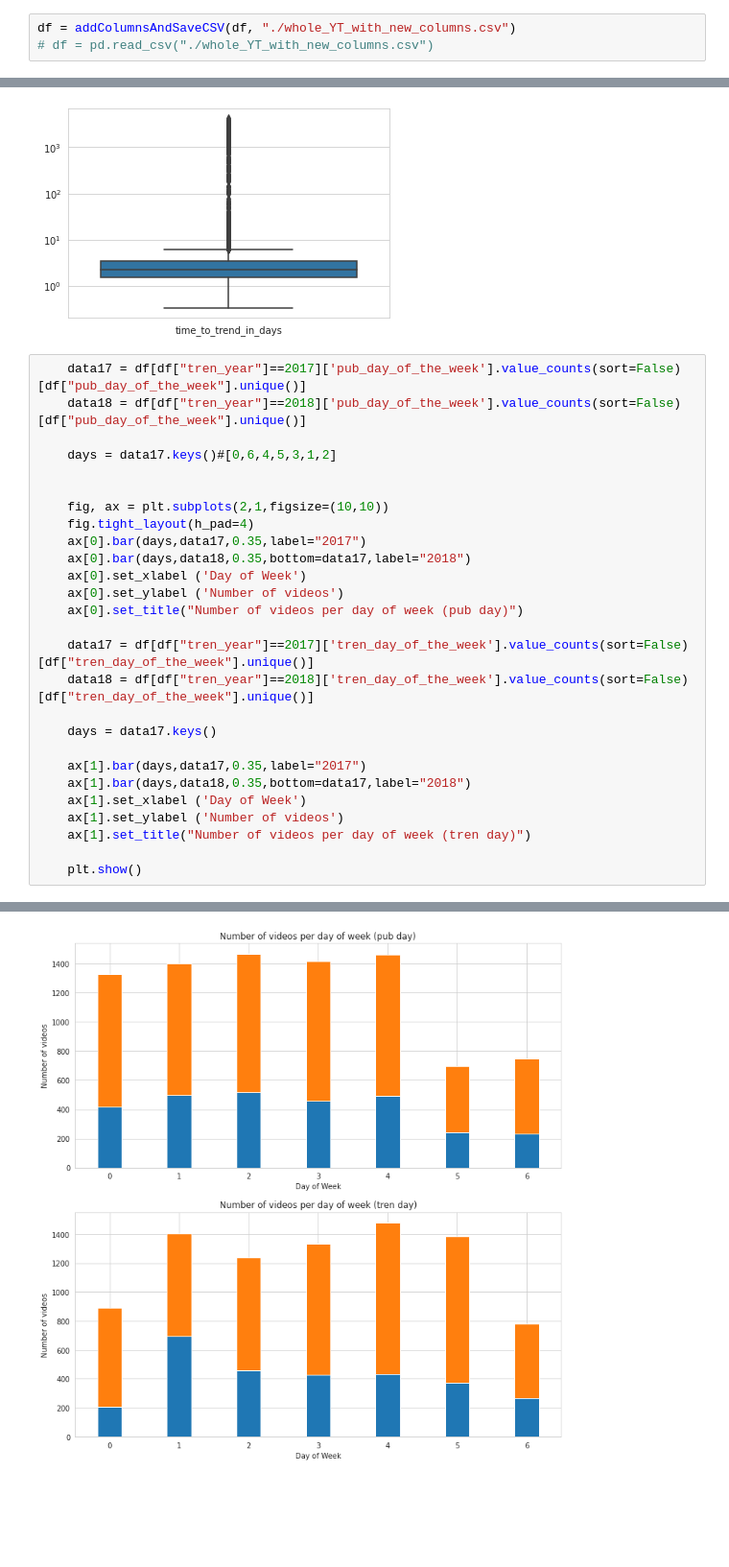
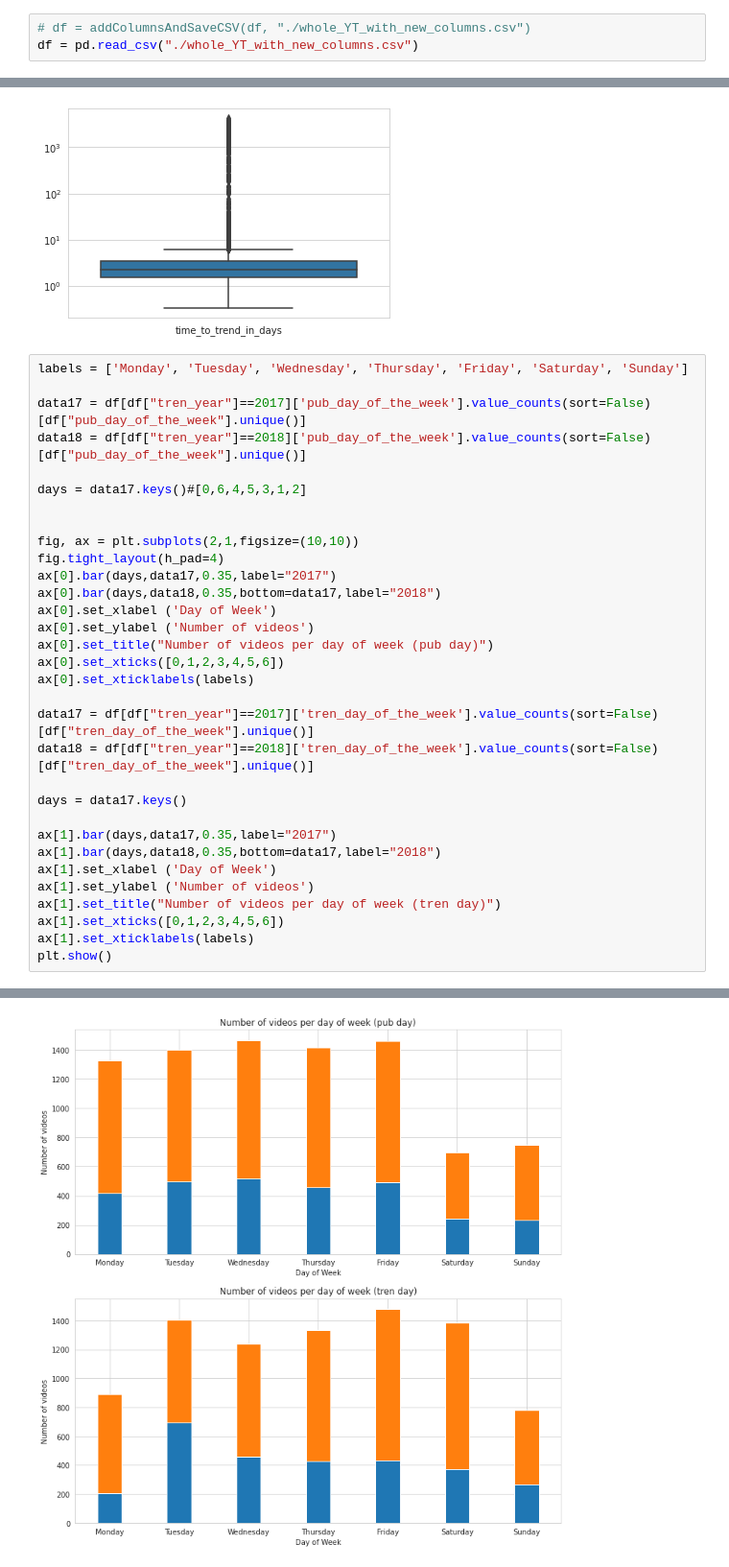
Before and after one commit to AdamKlejda/PED_YT, a Jupyter notebook: main.ipynb, the cells around one changed output, grey strips where cells are left out. Shown at 96% size. Drawn from its saved outputs; the diff is of its cells as text; blank space fills up the shorter version.

```diff
--- a/main.ipynb
+++ b/main.ipynb
@@ -211,5 +209,5 @@ def addColumnsAndSaveCSV(df, pathToSave):
     df.to_csv(pathToSave)
     return df
 # %%
-df = addColumnsAndSaveCSV(df, "./whole_YT_with_new_columns.csv")
-# df = pd.read_csv("./whole_YT_with_new_columns.csv")
+# df = addColumnsAndSaveCSV(df, "./whole_YT_with_new_columns.csv")
+df = pd.read_csv("./whole_YT_with_new_columns.csv")
@@ -464,30 +455,35 @@ plt.show()
 | max | 4215.649861 |
 [figure]
 # %%
-    data17 = df[df["tren_year"]==2017]['pub_day_of_the_week'].value_counts(sort=False)[df["pub_day_of_the_week"].unique()]
-    data18 = df[df["tren_year"]==2018]['pub_day_of_the_week'].value_counts(sort=False)[df["pub_day_of_the_week"].unique()]
+labels = ['Monday', 'Tuesday', 'Wednesday', 'Thursday', 'Friday', 'Saturday', 'Sunday']
 
-    days = data17.keys()#[0,6,4,5,3,1,2]
+data17 = df[df["tren_year"]==2017]['pub_day_of_the_week'].value_counts(sort=False)[df["pub_day_of_the_week"].unique()]
+data18 = df[df["tren_year"]==2018]['pub_day_of_the_week'].value_counts(sort=False)[df["pub_day_of_the_week"].unique()]
+
+days = data17.keys()#[0,6,4,5,3,1,2]
 
 
-    fig, ax = plt.subplots(2,1,figsize=(10,10))
-    fig.tight_layout(h_pad=4)
-    ax[0].bar(days,data17,0.35,label="2017")
-    ax[0].bar(days,data18,0.35,bottom=data17,label="2018")
-    ax[0].set_xlabel ('Day of Week')
-    ax[0].set_ylabel ('Number of videos')
-    ax[0].set_title("Number of videos per day of week (pub day)")
+fig, ax = plt.subplots(2,1,figsize=(10,10))
+fig.tight_layout(h_pad=4)
+ax[0].bar(days,data17,0.35,label="2017")
+ax[0].bar(days,data18,0.35,bottom=data17,label="2018")
+ax[0].set_xlabel ('Day of Week')
+ax[0].set_ylabel ('Number of videos')
+ax[0].set_title("Number of videos per day of week (pub day)")
+ax[0].set_xticks([0,1,2,3,4,5,6])
+ax[0].set_xticklabels(labels)
 
-    data17 = df[df["tren_year"]==2017]['tren_day_of_the_week'].value_counts(sort=False)[df["tren_day_of_the_week"].unique()]
-    data18 = df[df["tren_year"]==2018]['tren_day_of_the_week'].value_counts(sort=False)[df["tren_day_of_the_week"].unique()]
+data17 = df[df["tren_year"]==2017]['tren_day_of_the_week'].value_counts(sort=False)[df["tren_day_of_the_week"].unique()]
+data18 = df[df["tren_year"]==2018]['tren_day_of_the_week'].value_counts(sort=False)[df["tren_day_of_the_week"].unique()]
 
-    days = data17.keys()
+days = data17.keys()
 
-    ax[1].bar(days,data17,0.35,label="2017")
-    ax[1].bar(days,data18,0.35,bottom=data17,label="2018")
-    ax[1].set_xlabel ('Day of Week')
-    ax[1].set_ylabel ('Number of videos')
-    ax[1].set_title("Number of videos per day of week (tren day)")
-
-    plt.show()
+ax[1].bar(days,data17,0.35,label="2017")
+ax[1].bar(days,data18,0.35,bottom=data17,label="2018")
+ax[1].set_xlabel ('Day of Week')
+ax[1].set_ylabel ('Number of videos')
+ax[1].set_title("Number of videos per day of week (tren day)")
+ax[1].set_xticks([0,1,2,3,4,5,6])
+ax[1].set_xticklabels(labels)
+plt.show()
 # %% [output]
@@ -495 +490 @@ AttributeError: 'numpy.ndarray' object has no attribute 'legend'
-[figure, old version]
+[figure, new version]
```
Also changed, not shown: parts of 18 cells of this notebook, 1 other file.
